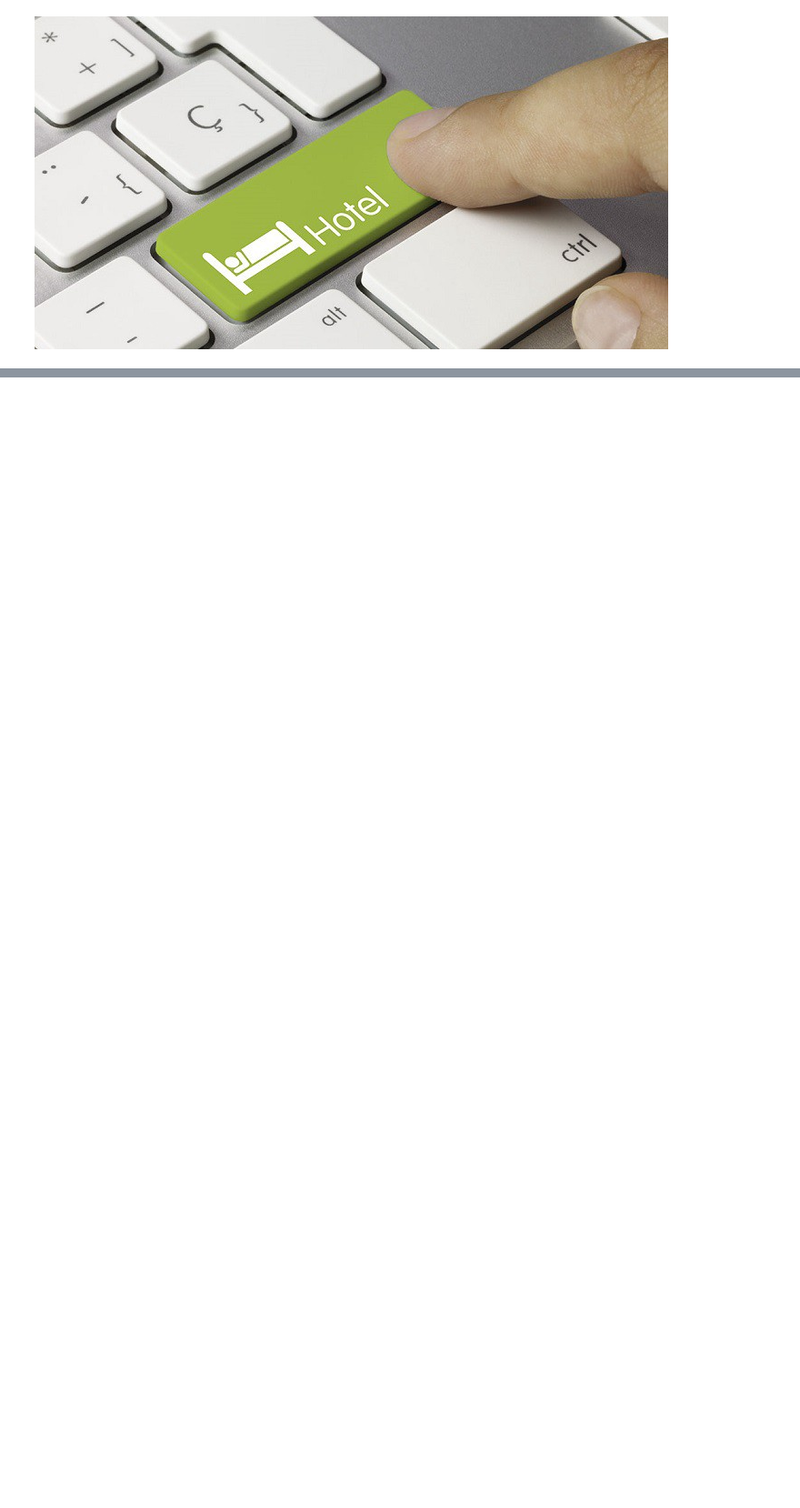
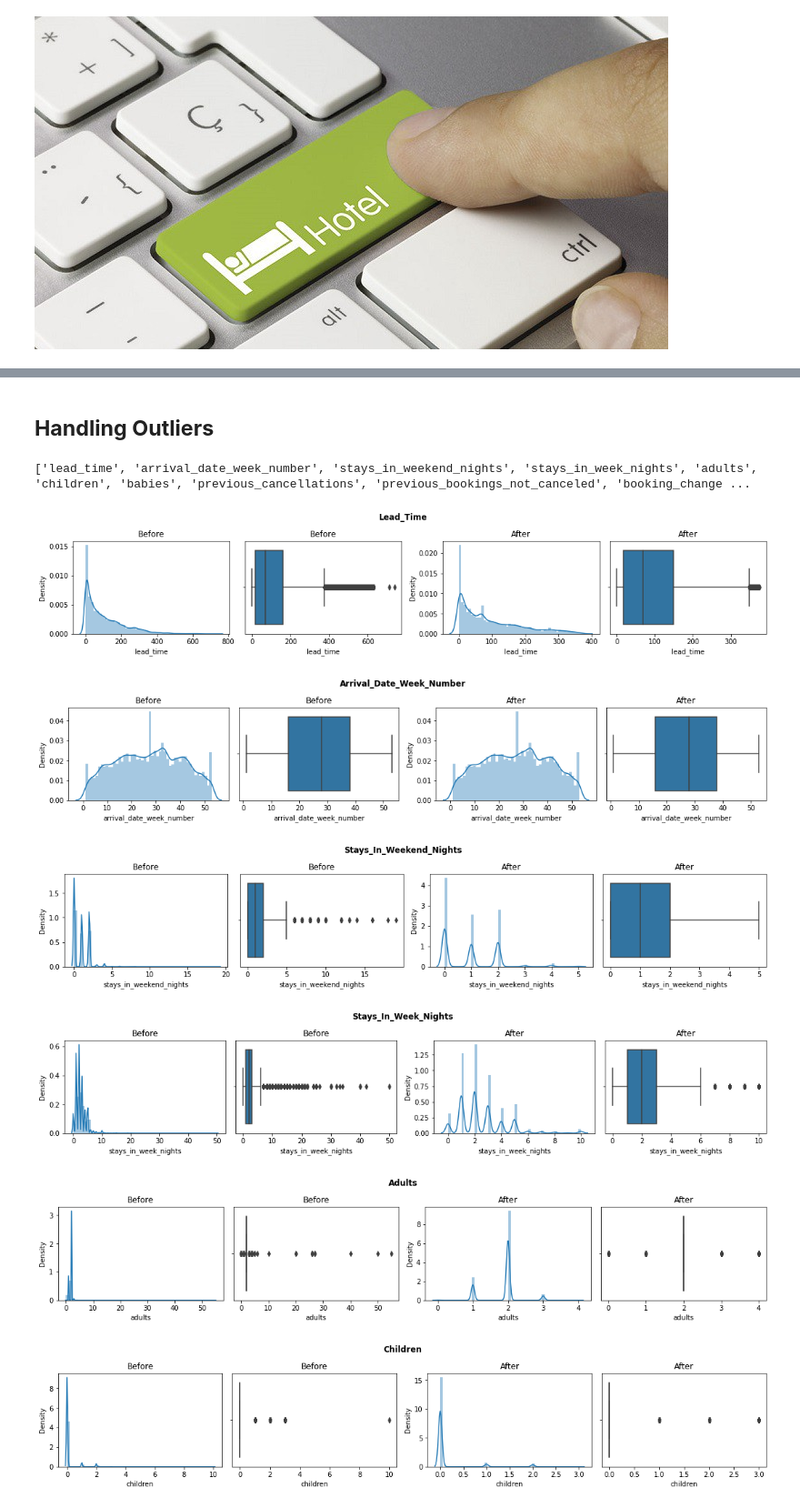
Before and after one commit to SUMITYADAV96/CAPSTONE_PROJECT-HOTEL-BOOKING-ANALYSIS, a Jupyter notebook: Hotel_Booking_Analysis_Capstone_Project.ipynb, the cells around one changed output, grey strips where cells are left out. Shown at 91% size. Cells and saved outputs as stored; diff of their text form; code cells hidden in the pictures; blank space fills up the shorter version.

Commit message:
Univariate, Hotel-wise, Bivariate, Multivariate Data Analysis

```diff
--- a/Hotel_Booking_Analysis_Capstone_Project.ipynb
+++ b/Hotel_Booking_Analysis_Capstone_Project.ipynb
@@ -590,0 +134,8 @@ plt.show()
+# %%
+# For the missing values in the country column, replace it with mode (value that appears most often)
+df['country'] = df['country'].fillna(df.country.mode())
+# %%
+# Removing rows where total member arrived is none
+df = df.loc[(df.adults+df.babies+df.children)!=0]
+# %% [markdown]
+## **Handling Outliers**
@@ -590,0 +155,43 @@ plt.show()
+# %%
+# Removing outliers by standard methods and Plotting graphs:
+for col in ['lead_time','adr','days_in_waiting_list']:
+  # Using IQR method and capping to define the range of inliners:
+  lower_cap, q1, q3, upper_cap, median = df[col].quantile([0.01,0.25,0.75,0.99,0.5])
+  lower_limit = q1 - 1.5*(q3-q1)
+  upper_limit = q3 + 1.5*(q3-q1)
+
+  # Replacing Outliers with median value and Capping
+  new_df[col] = np.where(new_df[col] > upper_limit, median,np.where(
+                         new_df[col] < lower_limit,median,np.where(
+                         new_df[col] < lower_cap,lower_cap,np.where(
+                         new_df[col] > upper_cap,upper_cap,new_df[col]))))
+# %%
+# Some columns have numeric values but those are actually categorical
+categorical_features=["hotel","arrival_date_month","meal","country","market_segment","is_canceled",
+                      "distribution_channel","reserved_room_type","assigned_room_type","deposit_type",
+                      "customer_type","reservation_status","is_repeated_guest",'same_room','reservation_status_date',
+                      'arrival_date_year','arrival_date_day_of_month','agent','company']
+
+numeric_features = [i for i in df.columns if i not in categorical_features]
+print(numeric_features)
+# %% [output]
+['lead_time', 'arrival_date_week_number', 'stays_in_weekend_nights', 'stays_in_week_nights', 'adults', 'children', 'babies', 'previous_cancellations', 'previous_bookings_not_canceled', 'booking_change ...
+# %%
+#Plotting Graphs Before treating outliers
+for col in numeric_features:
+  fig, ax =plt.subplots(1,4, constrained_layout=True)
+  fig.set_size_inches(15, 3)
+  sns.distplot(df[col], ax=ax[0]).set(title="Before")
+  sns.boxplot(df[col], ax=ax[1]).set(title="Before")
+  # After treating outliers
+  sns.distplot(new_df[col], ax=ax[2]).set(title="After")
+  sns.boxplot(new_df[col], ax=ax[3]).set(title="After")
+  plt.suptitle(f'{col.title()}',weight='bold')
+  fig.show()
+# %% [output]
+[figure, added]
+[figure, added]
+[figure, added]
+[figure, added]
+[figure, added]
+[figure, added]
```
Also changed, not shown: parts of 121 cells of this notebook.
